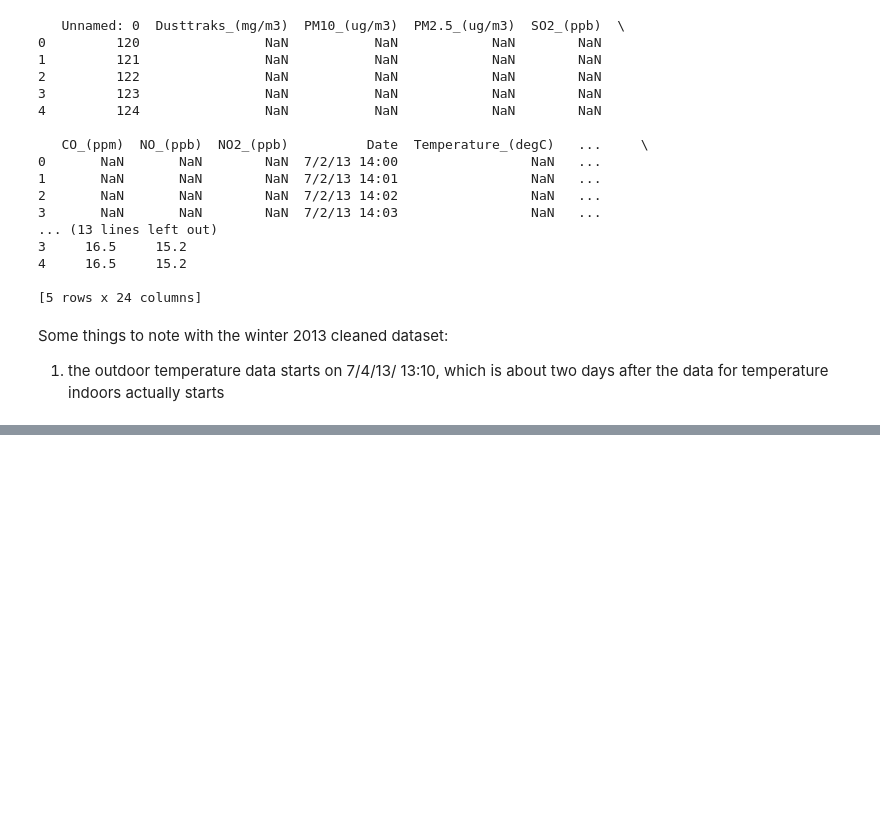
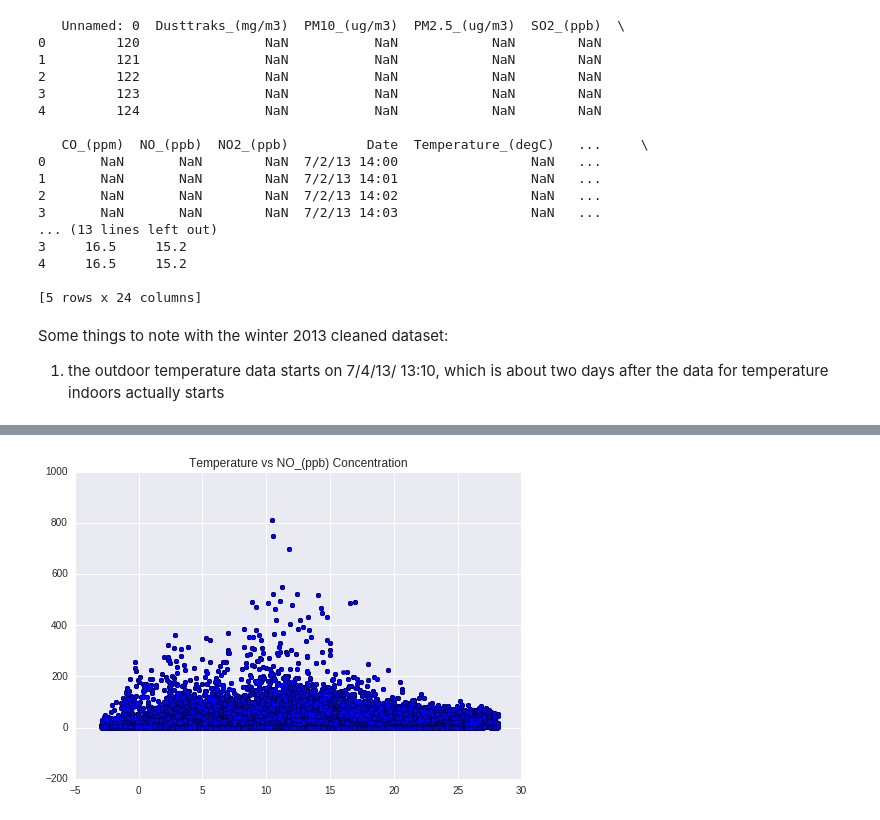
Before and after one commit to BrennaManning/DataScience2016FP, a Jupyter notebook: Beginnings-Mack.ipynb, the cells around one changed output, grey strips where cells are left out. Saved outputs shown, nothing was run; the diff lists cells and outputs as text; code cells hidden in the pictures; blank space fills up the shorter version.

```diff
--- a/Beginnings-Mack.ipynb
+++ b/Beginnings-Mack.ipynb
@@ -106,4 +116,6 @@ scatter_temp_particles(df2, 'PM10_(ug/m3)')
 # %%
-scatter_temp_particles(df2, 'PM2.5_(ug/m3)')
-scatter_temp_particles(df2, 'SO2_(ppb)')
-scatter_temp_particles(df2, 'NO_(ppb)')
+scatter_temp_particles(df, 'PM2.5_(ug/m3)')
+scatter_temp_particles(df, 'SO2_(ppb)')
+scatter_temp_particles(df, 'NO_(ppb)')
+# %% [output]
+[figure, added]
```
Also changed, not shown: parts of 9 cells of this notebook, 2 other files.
